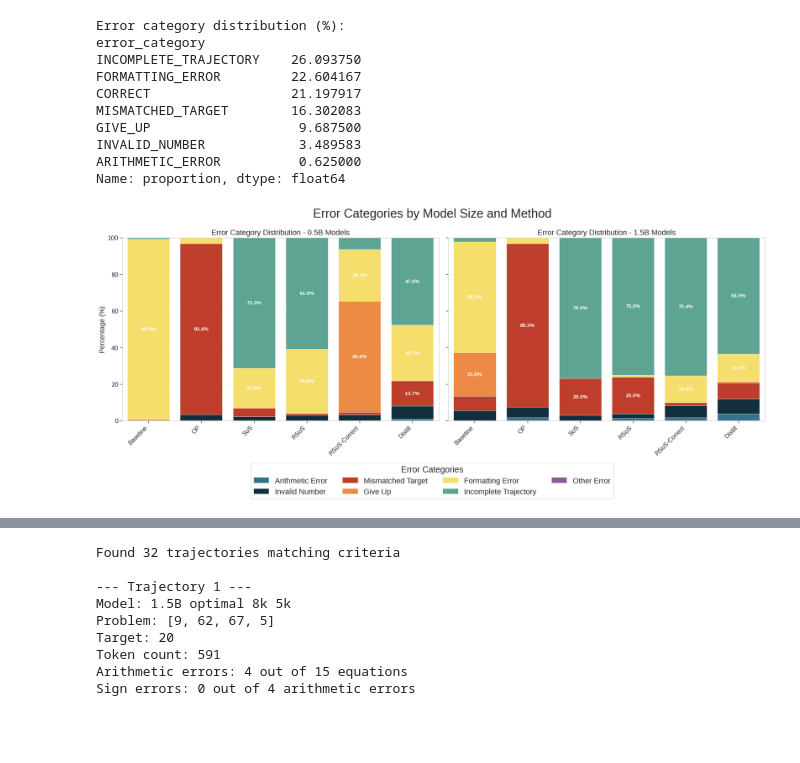
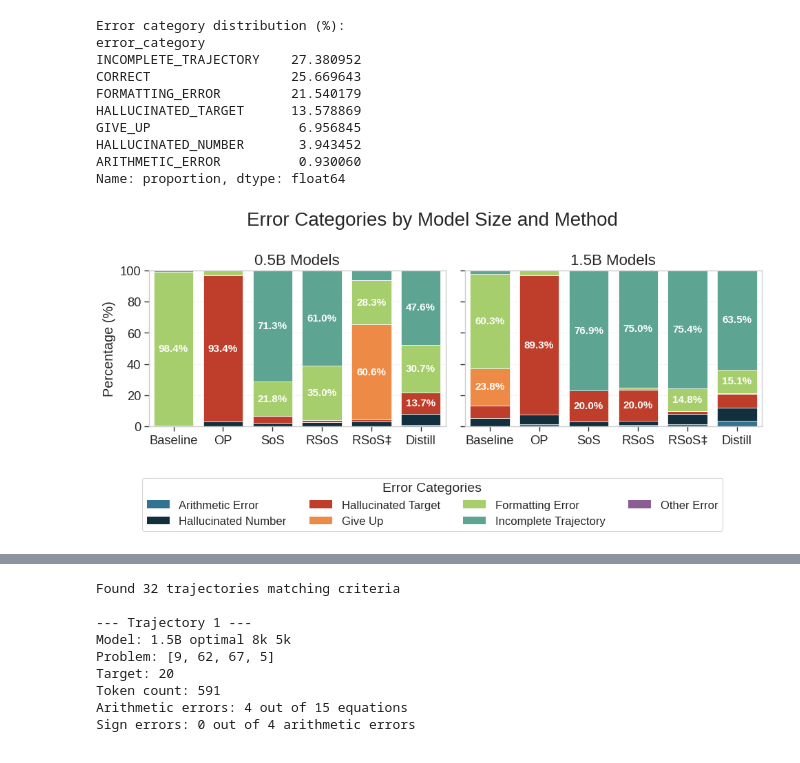
Before and after one commit to chloeli-15/stream-of-search, a Jupyter notebook: results/trajectory_analysis (3).ipynb, the cells around one changed output, grey strips where cells are left out. Drawn from its saved outputs; the diff is of its cells as text; code cells hidden in the pictures.

```diff
--- a/results/trajectory_analysis (3).ipynb
+++ b/results/trajectory_analysis (3).ipynb
@@ -493,8 +493,11 @@ def parse_model_filepath(filepath):
         "OP": r"qwen-2\.5-[01]\.5B-instruct-sft-lora-countdown-optimal-seq\d+k-\d+k",
         "SoS": r"qwen-2\.5-[01]\.5B-instruct-sft-lora-countdown-search-seq\d+k-\d+k",
         "RSoS": r"qwen-2\.5-[01]\.5B-instruct-sft-lora-countdown-search-react-seq\d+k-\d+k",
-        "RSoS-Correct": r"qwen-2\.5-[01]\.5B-instruct-sft-lora-countdown-search-react-correct-seq\d+k-\d+k",
-        "Distill": r"qwen-2\.5-[01]\.5B-instruct-sft-lora-countdown-deepseek-correct-seq\d+k-\d+k"
+        "RSoS$\u2021$": r"qwen-2\.5-[01]\.5B-instruct-sft-lora-countdown-search-react-correct-seq\d+k-\d+k",
+        "Distill w/o \nverification": r"qwen-2\.5-[01]\.5B-instruct-sft-lora-countdown-deepseek-correct-seq\d+k-\d+k-no-backtrack",
+        "Distill w/o \nrejection": r"qwen-2\.5-[01]\.5B-instruct-sft-lora-countdown-deepseek-\d+k-no_rejection",
+        "Distill": r"qwen-2\.5-[01]\.5B-instruct-sft-lora-countdown-deepseek-correct-seq\d+k-\d+k",
+        "Mixed": r"qwen-2\.5-[01]\.5B-instruct-sft-lora-countdown-mixed-\d+k",
     }
 
     # Find matching method pattern
@@ -547,7 +550,7 @@ def process_trajectories_to_dataframe(file_path):
         # Get model metadata
         model_info = parse_model_filepath(file_path)
         if model_info["method"]=="Unknown":
-            print(f"Not using {file_path} in final report. Skipping.")
+            print(f"Not using {file_path} in final report. Ski%ing.")
             return pd.DataFrame()
 
         # Process each trajectory
@@ -759,8 +762,11 @@ methods = {
     "OP": r"qwen-2\.5-[01]\.5B-instruct-sft-lora-countdown-optimal-seq8k-5k",
     "SoS": r"qwen-2\.5-[01]\.5B-instruct-sft-lora-countdown-search-seq8k-5k",
     "RSoS": r"qwen-2\.5-[01]\.5B-instruct-sft-lora-countdown-search-react-seq8k-5k",
-    "RSoS-Correct": r"qwen-2\.5-[01]\.5B-instruct-sft-lora-countdown-search-react-correct-seq10k-5k",
-    "Distill": r"qwen-2\.5-[01]\.5B-instruct-sft-lora-countdown-deepseek-correct-seq8k-5k"
+    "RSoS$\u2021$": r"qwen-2\.5-[01]\.5B-instruct-sft-lora-countdown-search-react-correct-seq10k-5k",
+    "Distill w/o \nverification": r"qwen-2\.5-[01]\.5B-instruct-sft-lora-countdown-deepseek-correct-seq8k-5k-no-backtrack",
+    "Distill w/o \nrejection": r"qwen-2\.5-[01]\.5B-instruct-sft-lora-countdown-deepseek-\d+k-no_rejection",
+    "Distill": r"qwen-2\.5-[01]\.5B-instruct-sft-lora-countdown-deepseek-correct-seq8k-5k",
+    "Mixed": r"qwen-2\.5-[01]\.5B-instruct-sft-lora-countdown-mixed-10k",
 }
 
 # Create a new column 'method' in stats_df
@@ -959,7 +988,7 @@ def categorize_trajectory_errors(trajectory_df):
     2. FORMATTING_ERROR - Did not max out context but missing SOLUTION declaration
     3. GIVE_UP - Declared SOLUTION: NO (gave up)
     4. HALLUCINATED_TARGET - Found a solution but for the wrong target
-    5. HALLUCINATED_NUMER - Used numbers not in the original set
+    5. HALLUCINATED_NUMBER - Used numbers not in the original set
     6. ARITHMETIC_ERROR - Arithmetic errors in the solution
     7. CORRECT - Valid solution with no errors
 
@@ -998,7 +1027,7 @@ def categorize_trajectory_errors(trajectory_df):
             df.at[idx, 'error_category'] = 'HALLUCINATED_TARGET'
 
         elif row['invalid_number_usage']:
-            df.at[idx, 'error_category'] = 'HALLUCINATED_NUMER'
+            df.at[idx, 'error_category'] = 'HALLUCINATED_NUMBER'
 
         elif row['arithmetic_error']:
             df.at[idx, 'error_category'] = 'ARITHMETIC_ERROR'
@@ -1014,7 +1043,7 @@ def categorize_trajectory_errors(trajectory_df):
     return df
 
 
-def analyze_error_distribution(categorized_df, filtered_df=None):
+def analyze_error_distribution(categorized_df, method_order, figsize=(10, 4), include_correct=False, title='Error Categories by Model Size and Method'):
     """
     Analyze and visualize the distribution of error categories with improved aesthetics
     using direct matplotlib control for better bar alignment.
@@ -1029,31 +1058,31 @@ def analyze_error_distribution(categorized_df, filtered_df=None):
 
     # Create a summary of error category distribution by method and model size
     summary = categorized_df.groupby(['method', 'model_size', 'error_category']).size().reset_index(name='count')
-    summary = summary[summary['error_category'] != 'CORRECT']
+    if not include_correct:
+        summary = summary[summary['error_category'] != 'CORRECT']
 
     # Calculate percentages within each method/model_size group
     summary['total'] = summary.groupby(['method', 'model_size'])['count'].transform('sum')
     summary['percentage'] = 100 * summary['count'] / summary['total']
 
     # Set order for error categories and methods (excluding CORRECT)
-    error_order = ['ARITHMETIC_ERROR', 'HALLUCINATED_NUMER', 'HALLUCINATED_TARGET',
+    error_order = ['ARITHMETIC_ERROR', 'HALLUCINATED_NUMBER', 'HALLUCINATED_TARGET',
                    'GIVE_UP', 'FORMATTING_ERROR', 'INCOMPLETE_TRAJECTORY', 'OTHER_ERROR']
-    method_order = ['Baseline', 'OP', 'SoS', 'RSoS', 'RSoS-Correct', 'Distill']
 
     # Define new color scheme using the provided colors and extending the series
     error_colors = {
         # New color palette
         'ARITHMETIC_ERROR': '#34738f',    # Blue
-        'HALLUCINATED_NUMER': '#122f3d',      # Dark blue/navy
+        'HALLUCINATED_NUMBER': '#122f3d',      # Dark blue/navy
         'HALLUCINATED_TARGET': '#be3e2b',   # Red
         'GIVE_UP': '#ed8a45',             # Orange
-        'FORMATTING_ERROR': '#f6de6c',    # Yellow
+        'FORMATTING_ERROR': '#a6ce6c',    # Yellow
         'INCOMPLETE_TRAJECTORY': '#5da493', # Teal (new color in similar style)
         'OTHER_ERROR': '#8a5d93'          # Purple (new color in similar style)
     }
 
     # Create plots for each model size
-    fig, axes = plt.subplots(1, 2, figsize=(20, 8), sharey=True)
+    fig, axes = plt.subplots(1, 2, figsize=figsize, sharey=True)
 
     for i, size in enumerate(['0.5B', '1.5B']):
         ax = axes[i]
@@ -1096,65 +1125,68 @@ def analyze_error_distribution(categorized_df, filtered_df=None):
                     bottom += value
 
         # Set titles and labels
-        ax.set_title(f'Error Category Distribution - {size} Models', fontsize=16)
+        ax.set_title(f'{size} Models', fontsize=16)
         ax.set_ylabel('Percentage (%)' if i == 0 else '')
         ax.set_ylim(0, 100)
         ax.set_xlim(-0.5, len(method_order)-0.5)
         ax.grid(axis='y', linestyle='--', alpha=0.3)
 
 
-
-
         # Set x-ticks and labels
         ax.set_xticks(x)
-        ax.set_xticklabels(method_order, rotation=45, ha=   'right')
+        ax.set_xticklabels(method_order) # , rotation=45, ha=   'right')
 
     # Add overall title
-    fig.suptitle('Error Categories by Model Size and Method', fontsize=26, y=0.98)
+    fig.suptitle(title, fontsize=20, y=0.98)
 
     # Create a clean legend with patches
     from matplotlib.patches import Patch
 
     # Create legend elements - simpler format without headers
     legend_elements = [
         Patch(facecolor=error_colors[cat], label=cat.replace('_', ' ').title())
         for cat in error_order
     ]
 
     # Place legend below the subplots
-    fig.legend(handles=legend_elements, loc='lower center', ncol=4,
-               bbox_to_anchor=(0.5, -0.1), fontsize=16, frameon=True,
-               title='Error Categories', title_fontsize=18)
+    if figsize[0] > 7:
+        ncol =  4
+        legend_offset = -0.2
+    else:
+        ncol=3
+        legend_offset = -0.4
+    fig.legend(handles=legend_elements, loc='lower center', ncol=ncol,
+               bbox_to_anchor=(0.5, legend_offset), fontsize=12, frameon=True,
+               title='Error Categories', title_fontsize=14)
 
     plt.tight_layout()
     # Add extra space at bottom for the legend
     plt.subplots_adjust(bottom=0.2)
 
     # Save the plot
-    plt.savefig('images/mutually_exclusive_error_categories.png', dpi=150, bbox_inches='tight')
-    plt.savefig('images/mutually_exclusive_error_categories.pdf', dpi=300, bbox_inches='tight')
+    plt.savefig(f'images/{title}.png', dpi=150, bbox_inches='tight')
+    plt.savefig(f'images/{title}.pdf', dpi=300, bbox_inches='tight')
 
     return summary
 
 # Add mutual exclusive error categories to the trajectory dataframe
 categorized_trajectory_df = categorize_trajectory_errors(trajectory_df)
 
-# Generate summary and plot
-error_summary = analyze_error_distribution(categorized_trajectory_df, filtered_df)
+error_summary = analyze_error_distribution(categorized_trajectory_df, ['Baseline', 'OP', 'SoS', 'RSoS', 'RSoS$\u2021$', 'Distill'])
 
 # Display distribution of error categories (optional)
 error_dist = categorized_trajectory_df['error_category'].value_counts(normalize=True) * 100
 print("\nError category distribution (%):")
 print(error_dist)
 # %% [output]
 Error category distribution (%):
 error_category
-INCOMPLETE_TRAJECTORY    26.093750
-FORMATTING_ERROR         22.604167
-CORRECT                  21.197917
-MISMATCHED_TARGET        16.302083
-GIVE_UP                   9.687500
-INVALID_NUMBER            3.489583
-ARITHMETIC_ERROR          0.625000
+INCOMPLETE_TRAJECTORY    27.380952
+CORRECT                  25.669643
+FORMATTING_ERROR         21.540179
+HALLUCINATED_TARGET      13.578869
+GIVE_UP                   6.956845
+HALLUCINATED_NUMBER       3.943452
+ARITHMETIC_ERROR          0.930060
 Name: proportion, dtype: float64
-[figure, old version]
+[figure, new version]
```
Also changed, not shown: parts of 16 cells of this notebook, 46 other files.
